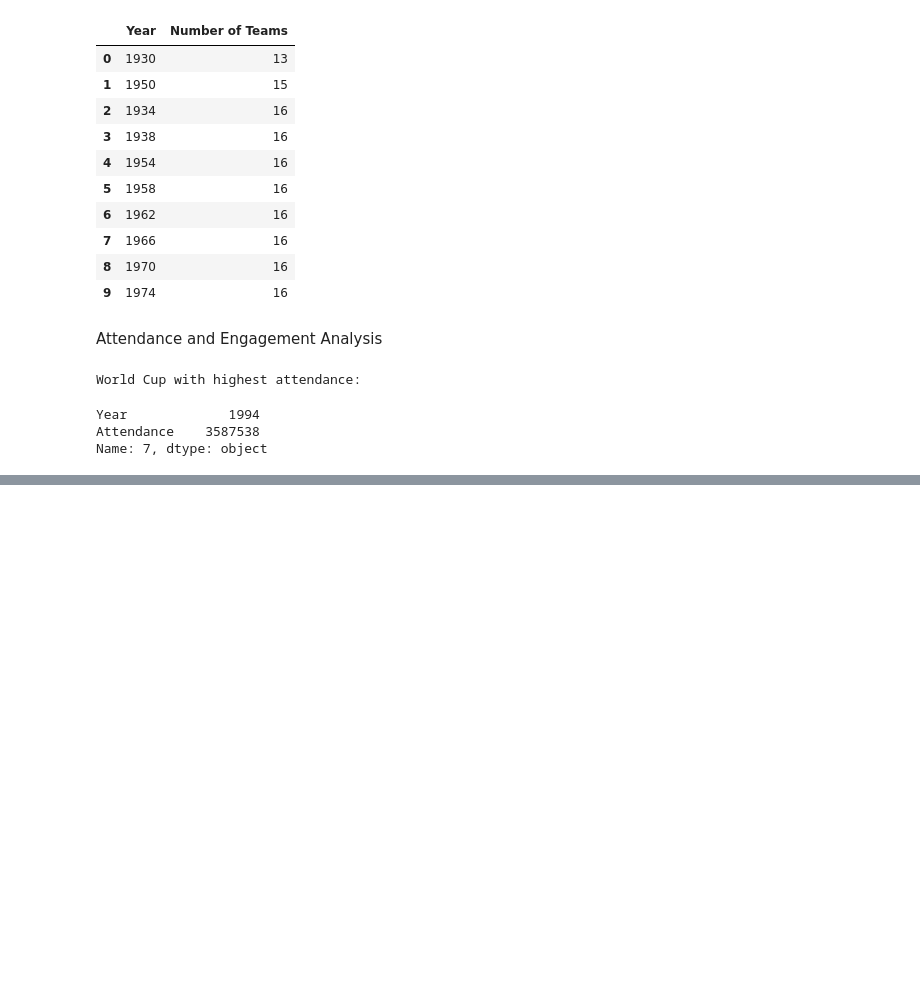
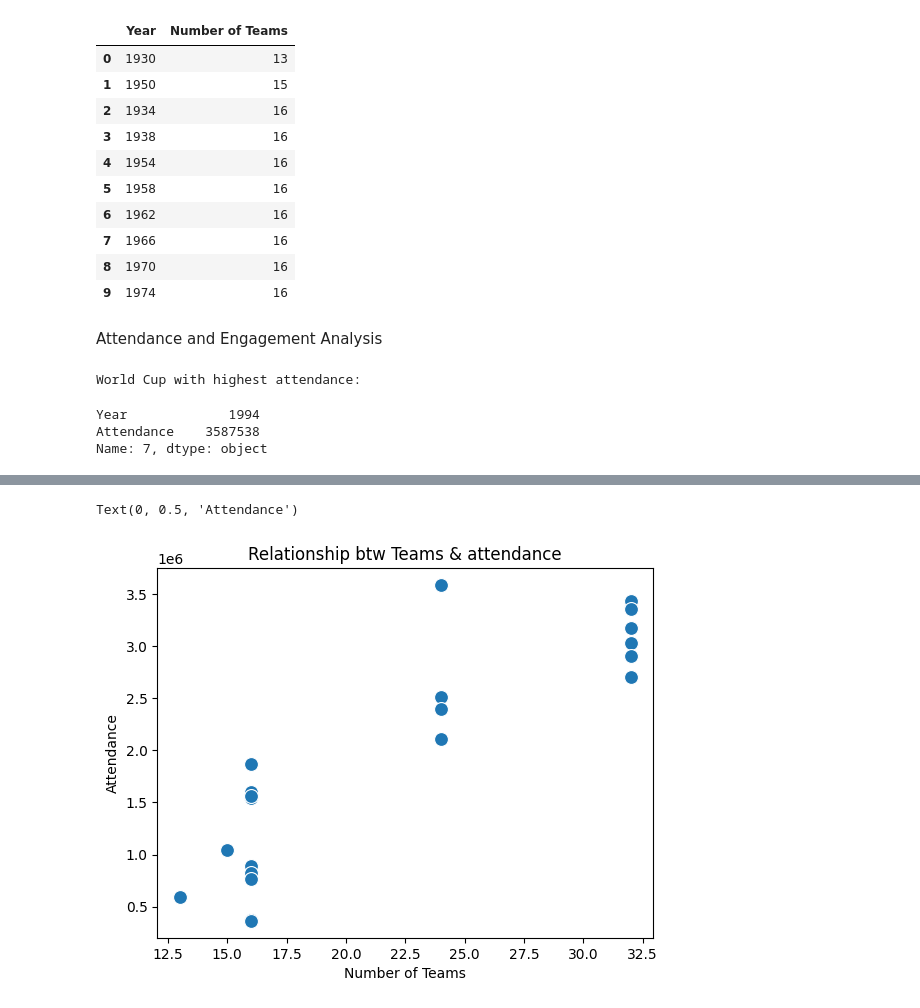
Before and after one commit to ShlokGadhave/l-Football-Analytics-Match-Performance-Goal-Scoring-Insights, a Jupyter notebook: World_Cups.ipynb, the cells around one changed output, grey strips where cells are left out. Cells and saved outputs as stored; diff of their text form; code cells hidden in the pictures; blank space fills up the shorter version.

```diff
--- a/World_Cups.ipynb
+++ b/World_Cups.ipynb
@@ -254,0 +309,14 @@ Name: 7, dtype: object
+# %%
+# relationship between number of teams and attendance
+sns.scatterplot(
+    data=df,
+    x='Teams',
+    y='Attendance',
+    s=100
+)
+plt.title('Relationship btw Teams & attendance')
+plt.xlabel('Number of Teams')
+plt.ylabel('Attendance')
+# %% [output]
+Text(0, 0.5, 'Attendance')
+[figure, added]
```
Also changed, not shown: parts of 5 cells of this notebook.
